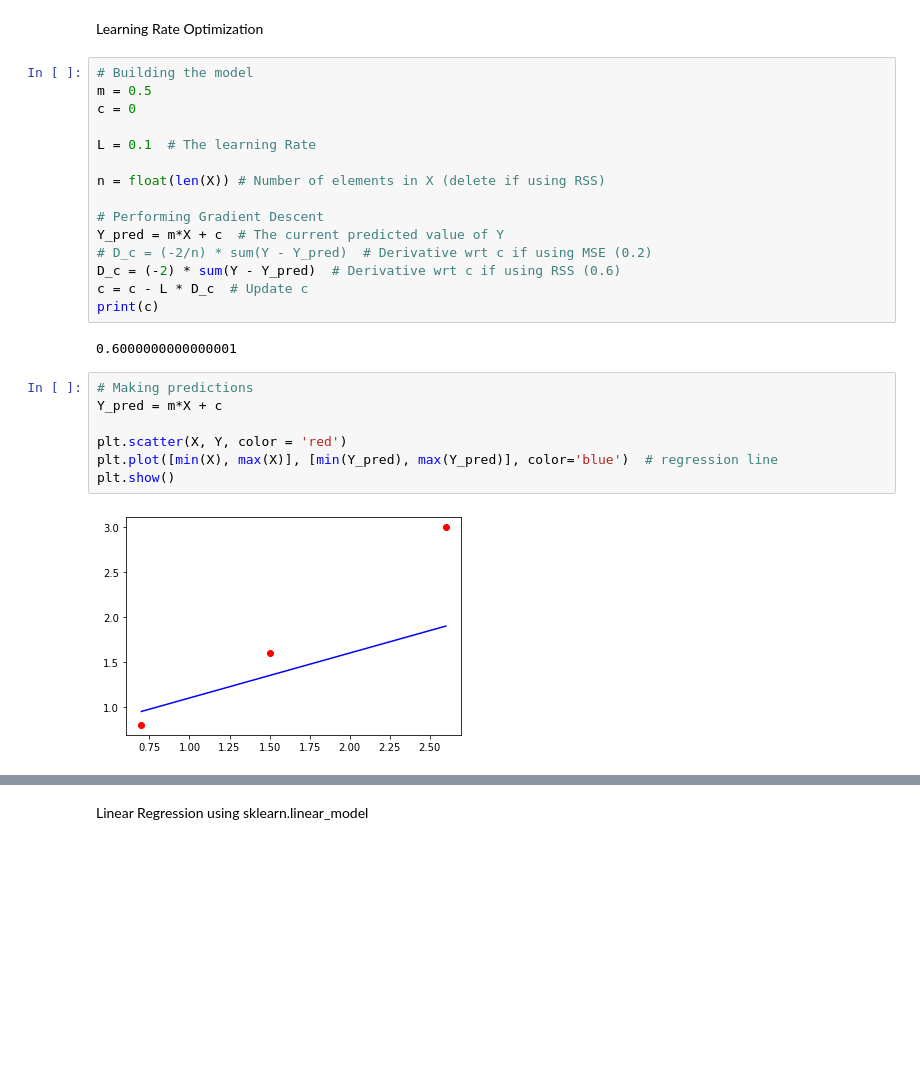
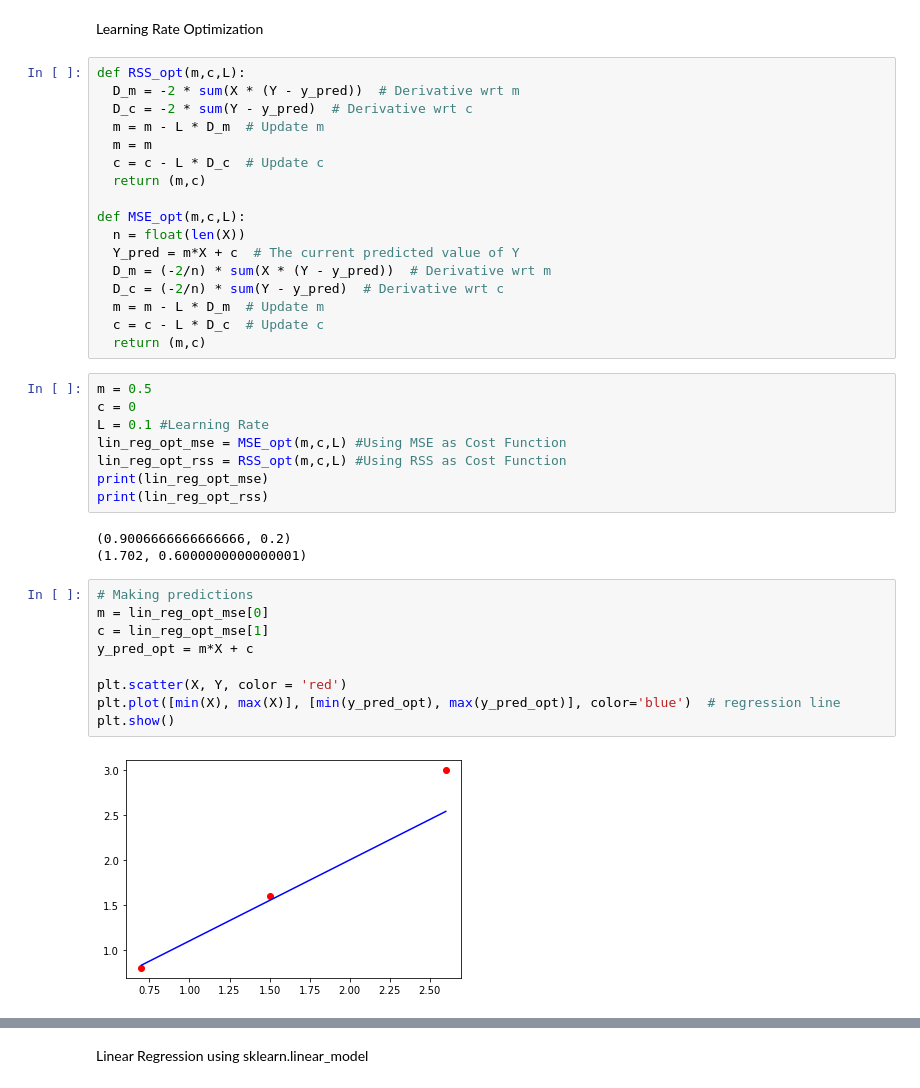
Before and after one commit to akmalrusdy/python, a Jupyter notebook: Linear_Regression.ipynb, the cells around one changed output, grey strips where cells are left out. Cells and saved outputs as stored; diff of their text form; blank space fills up the shorter version.

```diff
--- a/Linear_Regression.ipynb
+++ b/Linear_Regression.ipynb
@@ -65,29 +70,42 @@ plt.show()
 [figure]
 # %% [markdown]
 Learning Rate Optimization
-# %%
-# Building the model
-m = 0.5
-c = 0
-
-L = 0.1  # The learning Rate
-
-n = float(len(X)) # Number of elements in X (delete if using RSS)
-
-# Performing Gradient Descent
-Y_pred = m*X + c  # The current predicted value of Y
-# D_c = (-2/n) * sum(Y - Y_pred)  # Derivative wrt c if using MSE (0.2)
-D_c = (-2) * sum(Y - Y_pred)  # Derivative wrt c if using RSS (0.6)
-c = c - L * D_c  # Update c
-print(c)
-# %% [output]
-0.6000000000000001
+# %%
+def RSS_opt(m,c,L):
+  D_m = -2 * sum(X * (Y - y_pred))  # Derivative wrt m
+  D_c = -2 * sum(Y - y_pred)  # Derivative wrt c
+  m = m - L * D_m  # Update m
+  m = m
+  c = c - L * D_c  # Update c
+  return (m,c)
+
+def MSE_opt(m,c,L):
+  n = float(len(X))
+  Y_pred = m*X + c  # The current predicted value of Y
+  D_m = (-2/n) * sum(X * (Y - y_pred))  # Derivative wrt m
+  D_c = (-2/n) * sum(Y - y_pred)  # Derivative wrt c
+  m = m - L * D_m  # Update m
+  c = c - L * D_c  # Update c
+  return (m,c)
+# %%
+m = 0.5
+c = 0
+L = 0.1 #Learning Rate
+lin_reg_opt_mse = MSE_opt(m,c,L) #Using MSE as Cost Function
+lin_reg_opt_rss = RSS_opt(m,c,L) #Using RSS as Cost Function
+print(lin_reg_opt_mse)
+print(lin_reg_opt_rss)
+# %% [output]
+(0.9006666666666666, 0.2)
+(1.702, 0.6000000000000001)
 # %%
 # Making predictions
-Y_pred = m*X + c
+m = lin_reg_opt_mse[0]
+c = lin_reg_opt_mse[1]
+y_pred_opt = m*X + c
 
 plt.scatter(X, Y, color = 'red')
-plt.plot([min(X), max(X)], [min(Y_pred), max(Y_pred)], color='blue')  # regression line
+plt.plot([min(X), max(X)], [min(y_pred_opt), max(y_pred_opt)], color='blue')  # regression line
 plt.show()
 # %% [output]
-[figure, old version]
+[figure, new version]
```
Also changed, not shown: parts of 5 cells of this notebook.
